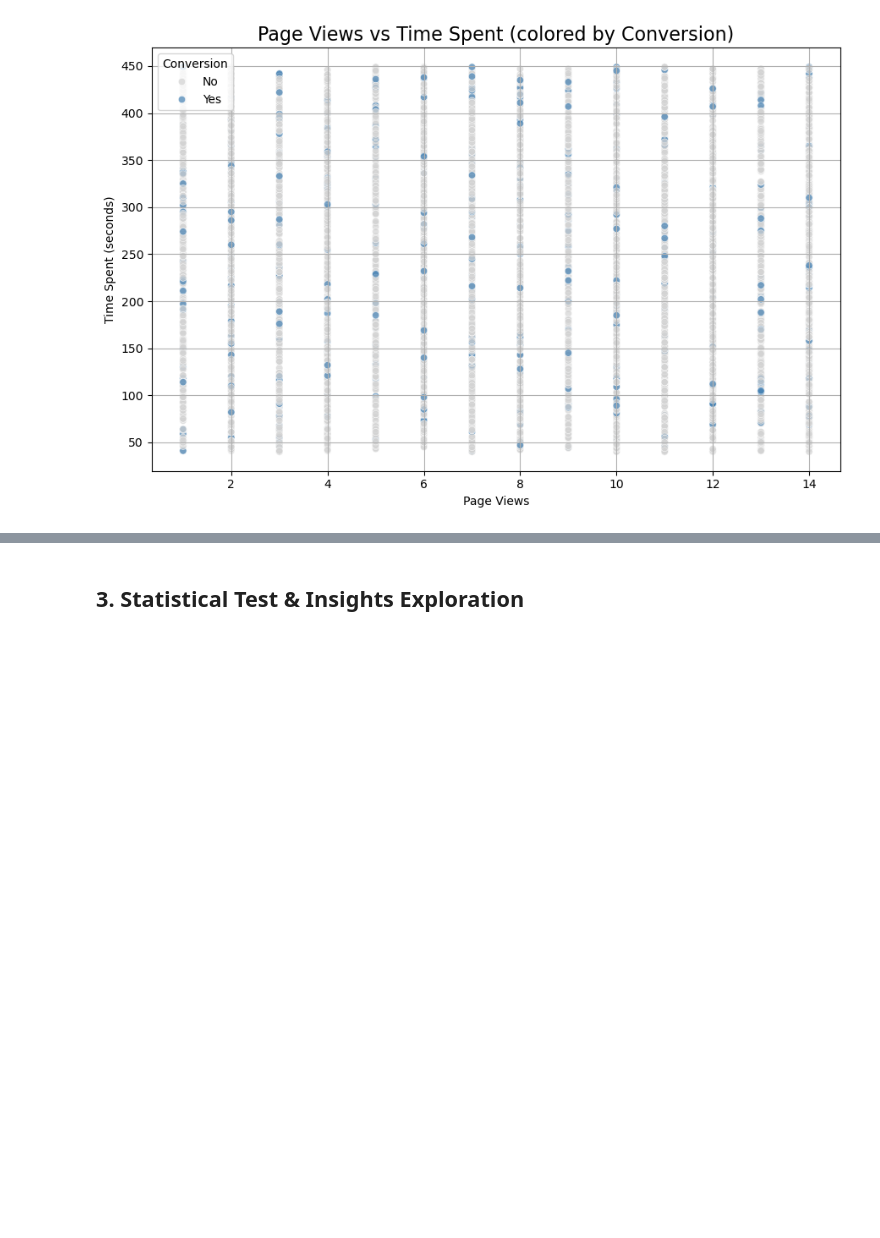
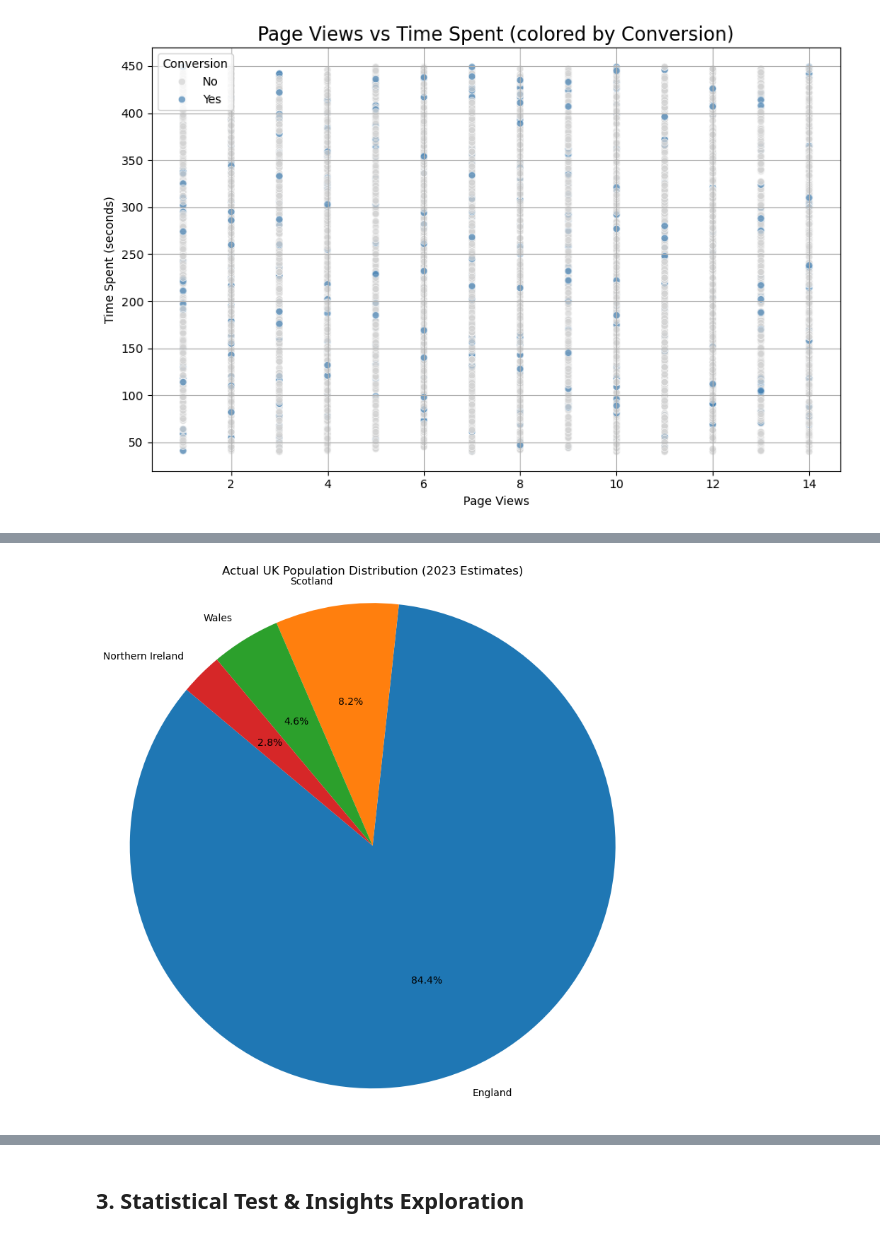
Before and after one commit to Guddies92/FinalProjectDapt08, a Jupyter notebook: Group_Project_one_dataset_Jing.ipynb, the cells around one changed output, grey strips where cells are left out. Cells and saved outputs as stored; diff of their text form; code cells hidden in the pictures; blank space fills up the shorter version.

```diff
--- a/Group_Project_one_dataset_Jing.ipynb
+++ b/Group_Project_one_dataset_Jing.ipynb
@@ -248,0 +239,18 @@ plt.show()
+# %%
+# Real population distribution (2023 mid-year estimates)
+uk_population = {
+    'England': 84.3,
+    'Scotland': 8.2,
+    'Wales': 4.6,
+    'Northern Ireland': 2.8
+}
+
+# Plot pie chart
+plt.figure(figsize=(8, 8))
+plt.pie(uk_population.values(), labels=uk_population.keys(), autopct='%1.1f%%', startangle=140)
+plt.title('Actual UK Population Distribution (2023 Estimates)')
+plt.axis('equal')  # Equal aspect ratio ensures pie is drawn as a circle
+plt.tight_layout()
+plt.show()
+# %% [output]
+[figure, added]
```
Also changed, not shown: parts of 40 cells of this notebook.
